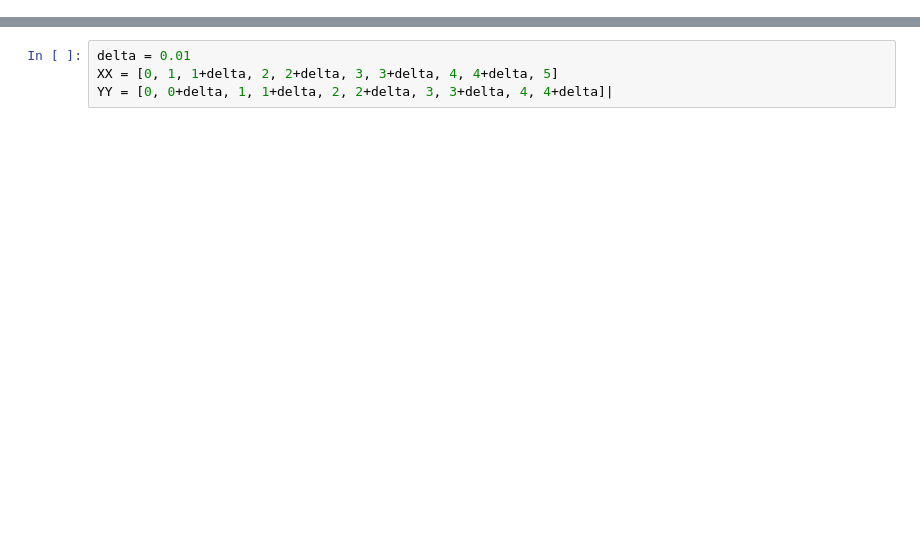
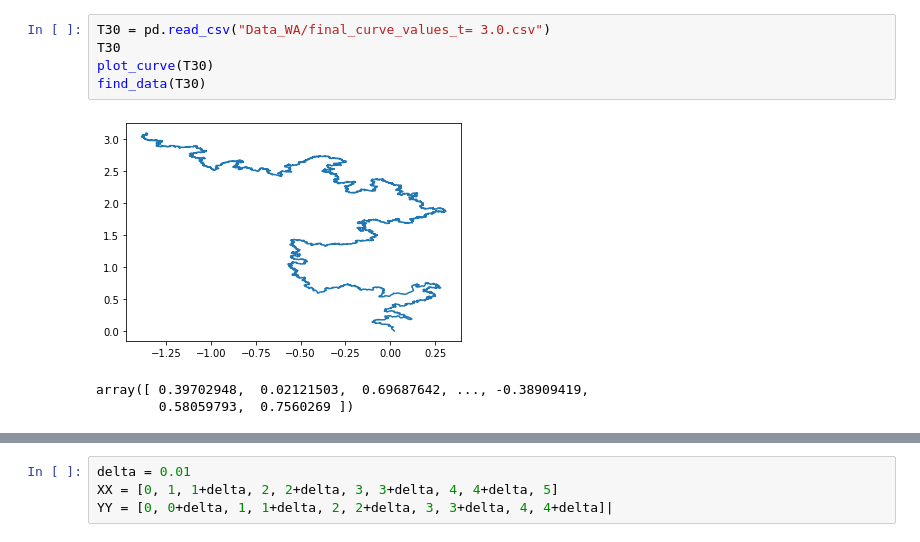
Before and after one commit to CamiloFajardo2021/Statistical_mechanics-project, a Jupyter notebook: angle.ipynb, the cells around one changed output, grey strips where cells are left out. Drawn from its saved outputs; the diff is of its cells as text; blank space fills up the shorter version.

```diff
--- a/angle.ipynb
+++ b/angle.ipynb
@@ -174,0 +131,9 @@ find_data(T20)
+# %%
+T30 = pd.read_csv("Data_WA/final_curve_values_t= 3.0.csv")
+T30
+plot_curve(T30)
+find_data(T30)
+# %% [output]
+[figure, added]
+array([ 0.39702948,  0.02121503,  0.69687642, ..., -0.38909419,
+        0.58059793,  0.7560269 ])
```
Also changed, not shown: parts of 19 cells of this notebook.
